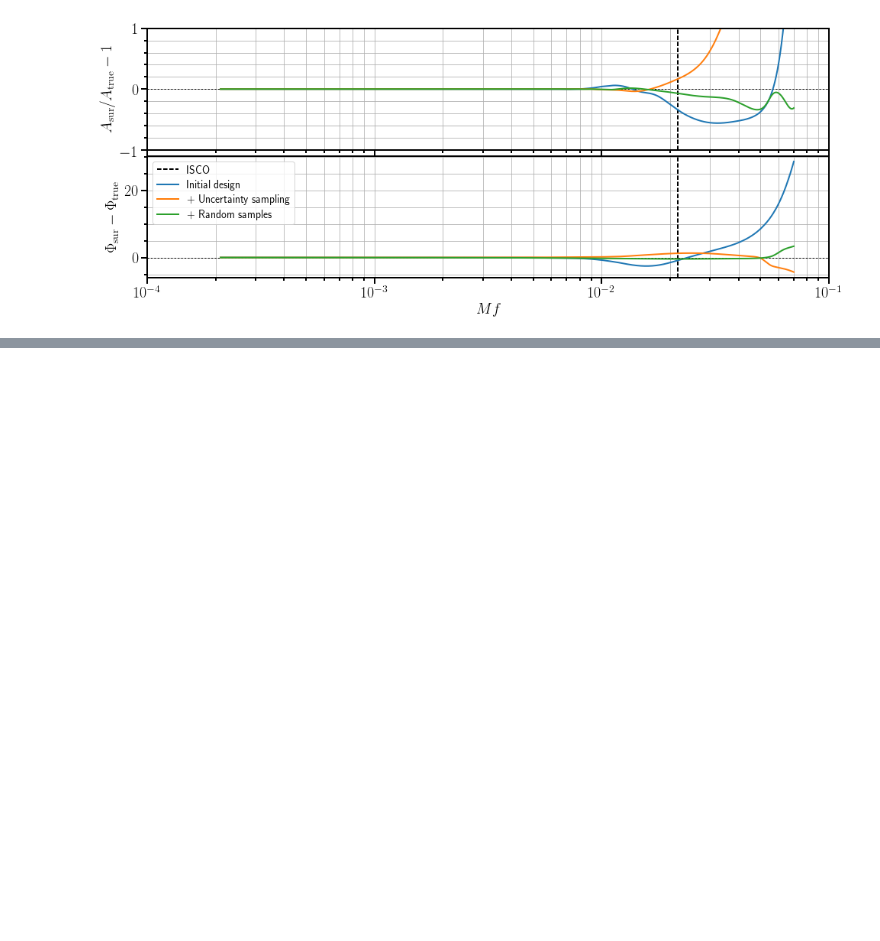
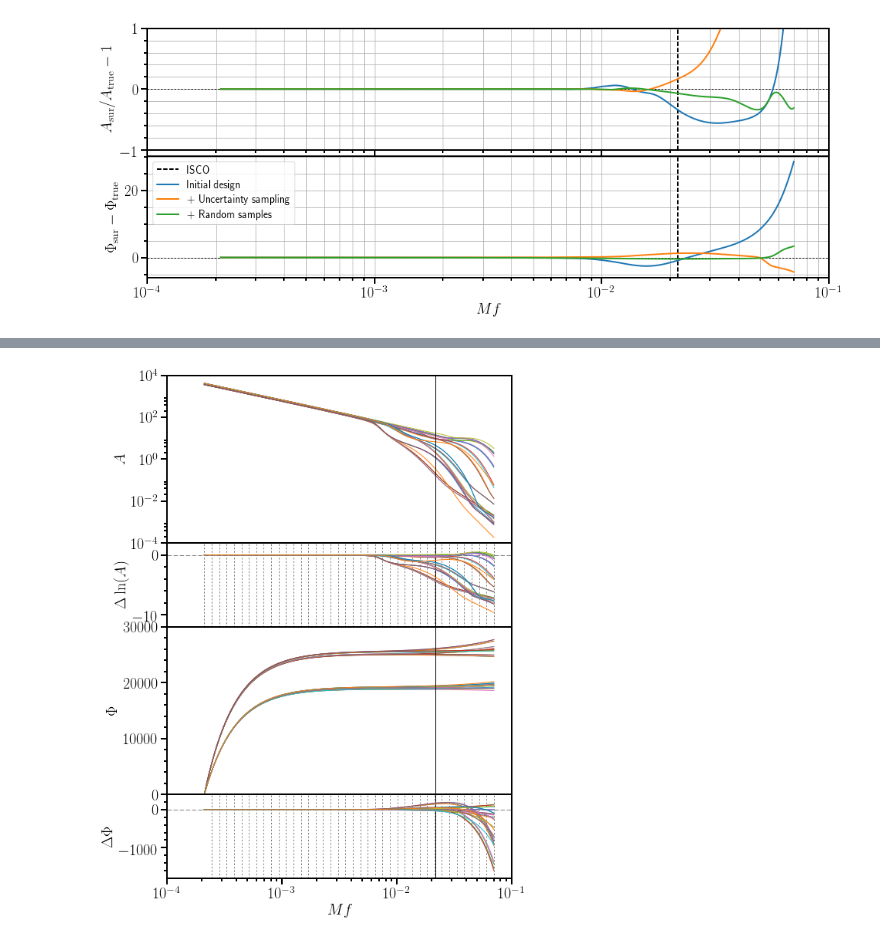
Before and after one commit to benjaminlackey/gpsurrogate, a Jupyter notebook: notebooks/EOB/PlotsForPaper.ipynb, the cells around one changed output, grey strips where cells are left out. Saved outputs shown, nothing was run; the diff lists cells and outputs as text; code cells hidden in the pictures; blank space fills up the shorter version.

Commit message:
More paper edits.

```diff
--- a/notebooks/EOB/PlotsForPaper.ipynb
+++ b/notebooks/EOB/PlotsForPaper.ipynb
@@ -560,0 +565,5 @@ fig.subplots_adjust(hspace=0.05)
+# %%
+h_train = ws.HDF5WaveformSet('../../data/TEOBv4_20hz/h_train_corners_lhd.hdf5')
+dh_train = ws.HDF5WaveformSet('../../data/TEOBv4_20hz/dh_train_corners_lhd.hdf5')
+
+dh_train.parameters().shape
@@ -560,0 +572,84 @@ fig.subplots_adjust(hspace=0.05)
+# %%
+# nodes_filename = '../../data/TEOBv4_20hz/nodes_corners_lhd.hdf5'
+# gp_amp_filename = '../../data/TEOBv4_20hz/gp_spline_amp_corners_lhd.hdf5'
+# gp_phase_filename = '../../data/TEOBv4_20hz/gp_spline_phase_corners_lhd.hdf5'
+# sur = surrogate.GPSplineSurrogate.load(nodes_filename, gp_amp_filename, gp_phase_filename, order=3, npoints=10000)
+
+nodes_filename = '../../data/TEOBv4_20hz/nodes_lhd_uncsamp.hdf5'
+gp_amp_filename = '../../data/TEOBv4_20hz/gp_spline_amp_lhd_uncsamp.hdf5'
+gp_phase_filename = '../../data/TEOBv4_20hz/gp_spline_phase_lhd_uncsamp.hdf5'
+sur = surrogate.GPSplineSurrogate.load(nodes_filename, gp_amp_filename, gp_phase_filename, order=3, npoints=10000)
+
+# nodes_filename = '../../data/TEOBv4_20hz/nodes_lhd_uncsamp_rand.hdf5'
+# gp_amp_filename = '../../data/TEOBv4_20hz/gp_spline_amp_lhd_uncsamp_rand.hdf5'
+# gp_phase_filename = '../../data/TEOBv4_20hz/gp_spline_phase_lhd_uncsamp_rand.hdf5'
+# sur = surrogate.GPSplineSurrogate.load(nodes_filename, gp_amp_filename, gp_phase_filename, order=3, npoints=10000)
+# %%
+# Use the first 32 waveforms which are at the 32 corners of parameter space
+nwave = 32
+
+fig, (ax1, ax2, ax3, ax4) = plt.subplots(4, 1, sharex=True, figsize=(8, 12),
+                                         gridspec_kw={'height_ratios':[1, 0.5, 1, 0.5]})
+fig.subplots_adjust(wspace=0, hspace=0)
+
+
+for i in range(nwave):
+    h = h_train[i]
+    #ax1.plot(h.x, h.amp, c='k', lw=1)
+    ax1.plot(h.x, h.amp, lw=1)
+
+ax1.axvline(MF_ISCO, c='k', lw=1)
+ax1.set_xscale('log')
+ax1.set_yscale('log')
+ax1.set_ylabel(r'$A$')
+ax1.minorticks_on()
+ax1.set_xlim(1.0e-4, 1.0e-1)
+ax1.set_ylim(1.0e-4, 1.0e4)
+
+
+ax2.axhline(0, c='gray', ls='--', lw=1)
+ax2.axvline(MF_ISCO, c='k', lw=1)
+
+for i in range(nwave):
+    dh = dh_train[i]
+    #ax2.plot(dh.x, dh.amp, c='k', lw=1)
+    ax2.plot(dh.x, dh.amp, lw=1)
+
+for mf in sur.mf_amp:
+    ax2.axvline(mf, c='gray', ls=':', lw=1)
+
+ax2.set_xscale('log')
+ax2.set_ylabel(r'$\Delta\ln(A)$')
+ax2.minorticks_on()
+ax2.set_ylim(-12, 2)
+
+
+for i in range(nwave):
+    h = h_train[i]
+    #ax3.plot(h.x, h.phase, c='k', lw=1)
+    ax3.plot(h.x, h.phase, lw=1)
+
+ax3.axvline(MF_ISCO, c='k', lw=1)
+ax3.set_xscale('log')
+ax3.set_ylabel(r'$\Phi$')
+ax3.minorticks_on()
+ax3.set_ylim(0, 30000)
+
+ax4.axhline(0, c='gray', ls='--', lw=1)
+ax4.axvline(MF_ISCO, c='k', lw=1)
+
+for i in range(nwave):
+    dh = dh_train[i]
+    #ax4.plot(dh.x, dh.phase, c='k', lw=1)
+    ax4.plot(dh.x, dh.phase, lw=1)
+
+for mf in sur.mf_phase:
+    ax4.axvline(mf, c='gray', ls=':', lw=1)
+
+ax4.set_xscale('log')
+ax4.set_xlabel(r'$Mf$')
+ax4.set_ylabel(r'$\Delta\Phi$')
+ax4.minorticks_on()
+ax4.set_ylim(-1800, 400)
+#fig.savefig('../../paper/hoff.pdf', format='pdf', transparent=True, bbox_inches='tight')
+# %% [output]
@@ -560,0 +657 @@ fig.subplots_adjust(hspace=0.05)
+[figure, added]
```
Also changed, not shown: parts of 9 cells of this notebook, 8 other files.
